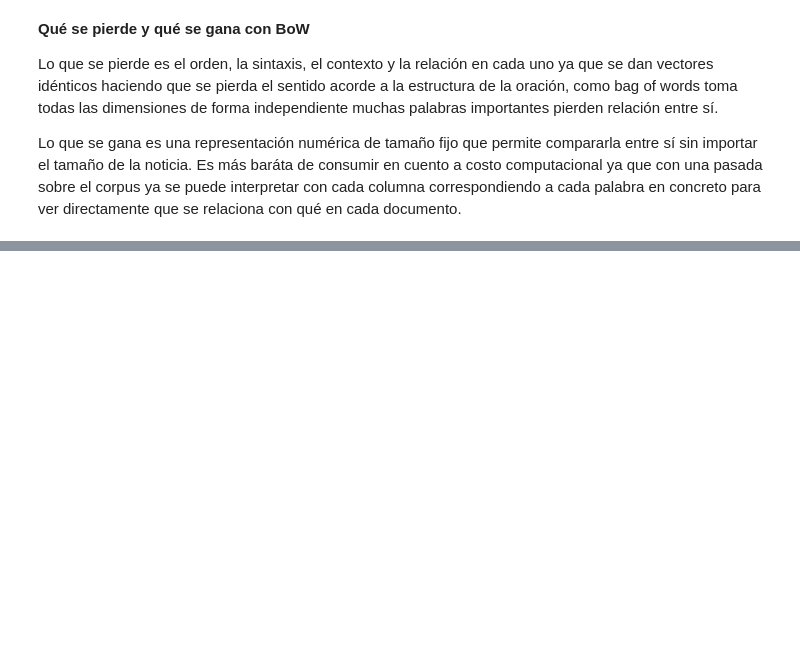
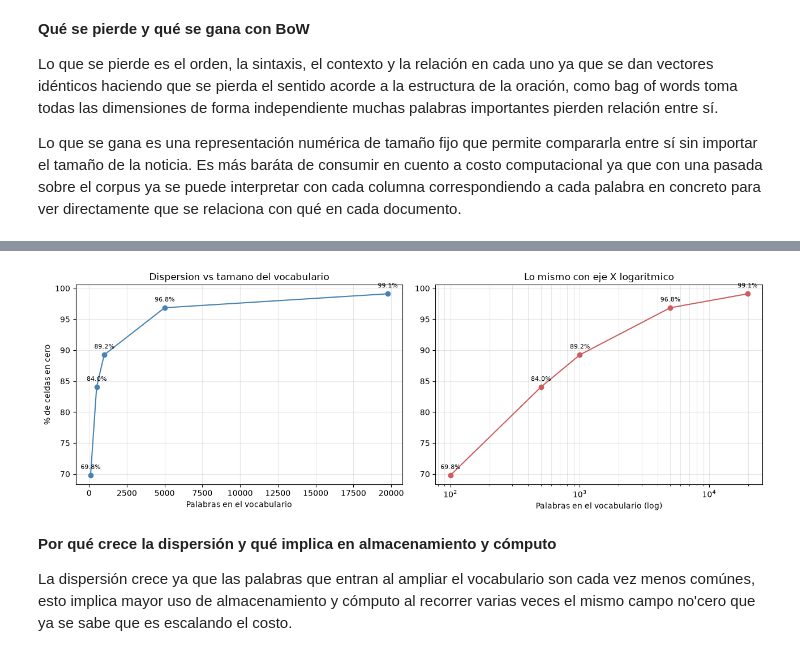
Before and after one commit to George11Albadr/Natural_Language_Processing, a Jupyter notebook: Lab#1/Laboratorio1_Preparacion_Corpus_EDA.ipynb, the cells around one changed output, grey strips where cells are left out. Saved outputs shown, nothing was run; the diff lists cells and outputs as text; code cells hidden in the pictures; blank space fills up the shorter version.

```diff
--- a/Lab#1/Laboratorio1_Preparacion_Corpus_EDA.ipynb
+++ b/Lab#1/Laboratorio1_Preparacion_Corpus_EDA.ipynb
@@ -738,0 +800,33 @@ Lo que se gana es una representación numérica de tamaño fijo que permite comp
+# %%
+fig, ax = plt.subplots(1, 2, figsize=(13, 4.5))
+
+ax[0].plot(tabla_sparsity["vocabulario"], tabla_sparsity["dispersion_%"],
+           marker="o", color="steelblue")
+ax[0].set_title("Dispersion vs tamano del vocabulario")
+ax[0].set_xlabel("Palabras en el vocabulario")
+ax[0].set_ylabel("% de celdas en cero")
+ax[0].grid(alpha=.3)
+
+# Escala log en X: los tamanos van de 100 a ~20,000 y en lineal se amontonan
+ax[1].plot(tabla_sparsity["vocabulario"], tabla_sparsity["dispersion_%"],
+           marker="o", color="indianred")
+ax[1].set_xscale("log")
+ax[1].set_title("Lo mismo con eje X logaritmico")
+ax[1].set_xlabel("Palabras en el vocabulario (log)")
+ax[1].grid(alpha=.3, which="both")
+
+for a in ax:
+    for _, r in tabla_sparsity.iterrows():
+        a.annotate(f'{r["dispersion_%"]:.1f}%',
+                   (r["vocabulario"], r["dispersion_%"]),
+                   textcoords="offset points", xytext=(0, 8), ha="center", fontsize=8)
+
+plt.tight_layout()
+plt.savefig(FIG / "06_sparsity.png", dpi=150)
+plt.show()
+# %% [output]
+[figure, added]
+# %% [markdown]
+**Por qué crece la dispersión y qué implica en almacenamiento y cómputo**
+
+La dispersión crece ya que las palabras que entran al ampliar el vocabulario son cada vez menos comúnes, esto implica mayor uso de almacenamiento y cómputo al recorrer varias veces el mismo campo no'cero que ya se sabe que es escalando el costo.
```
Also changed, not shown: parts of 6 cells of this notebook.
